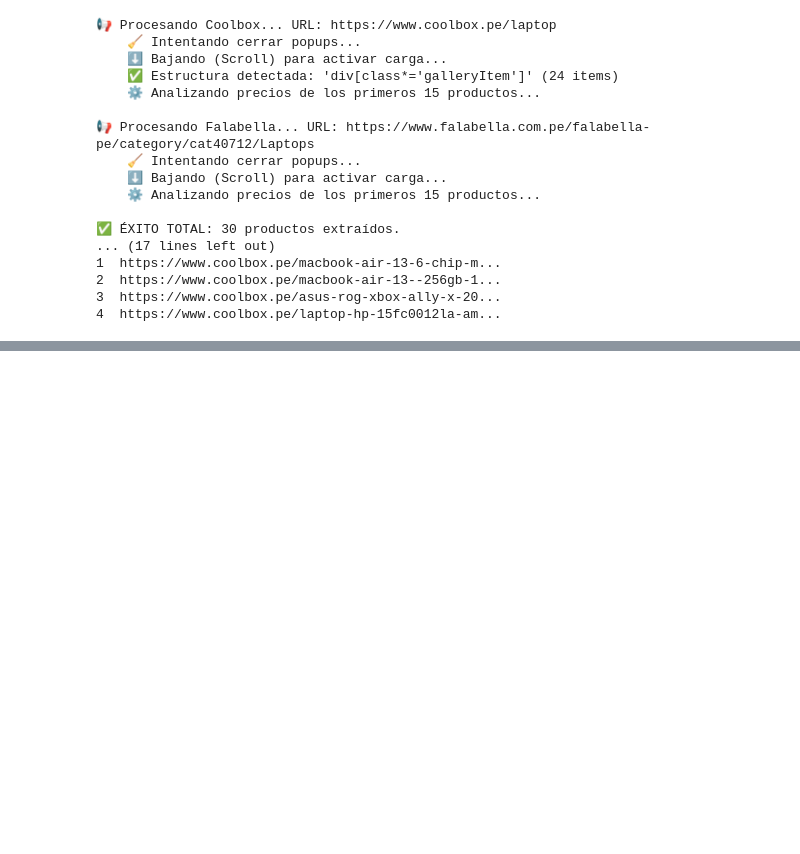
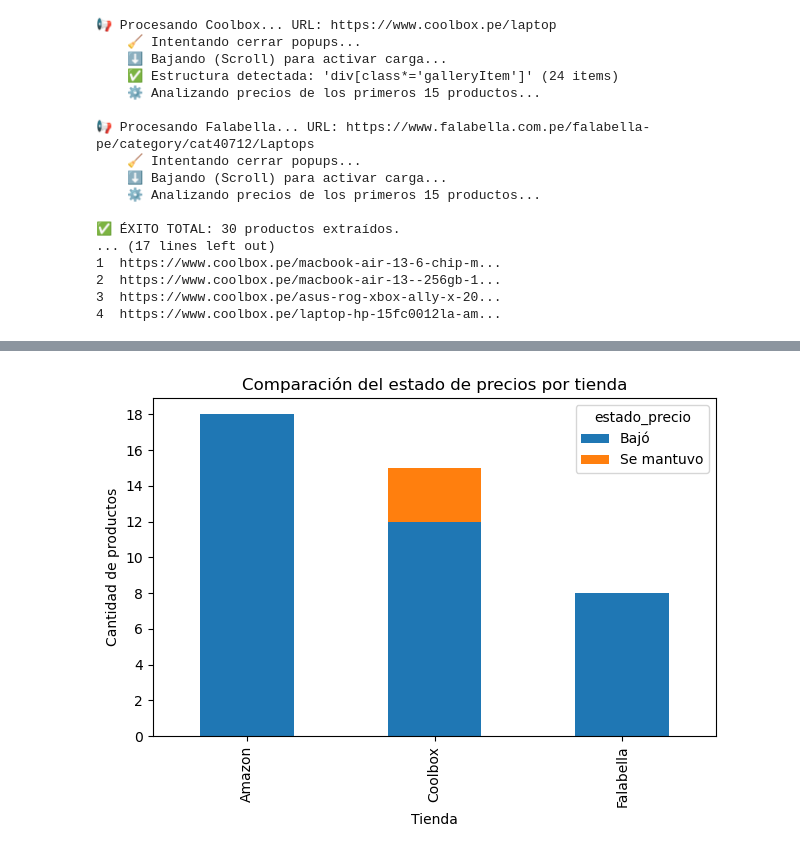
Before and after one commit to NicholasEspinozaLoaiza/FinalLP2, a Jupyter notebook: Informe Proyecto.ipynb, the cells around one changed output, grey strips where cells are left out. Drawn from its saved outputs; the diff is of its cells as text; code cells hidden in the pictures; blank space fills up the shorter version.

```diff
--- a/Informe Proyecto.ipynb
+++ b/Informe Proyecto.ipynb
@@ -859,0 +961,3 @@ if __name__ == "__main__":
+# %%
+df_union = pd.concat([amazon, dinamico], ignore_index=True)
+df_union["fecha_analisis"] = datetime.now().date()
@@ -859,0 +966,10 @@ if __name__ == "__main__":
+# %%
+df_union["precio_antes_pen"] = df_union.apply(
+    lambda x: convertir_a_pen(x["precio_antes"], x["tienda"], tasa_cambio),
+    axis=1
+)
+
+df_union["precio_actual_pen"] = df_union.apply(
+    lambda x: convertir_a_pen(x["precio_despues"], x["tienda"], tasa_cambio),
+    axis=1
+)
@@ -859,0 +978,14 @@ if __name__ == "__main__":
+# %%
+df_union["estado_precio"] = df_union.apply(
+    lambda x: clasificar_precio(
+        x["precio_antes_pen"],
+        x["precio_actual_pen"]
+    ),
+    axis=1
+)
+
+df_union["diferencia_precio"] = (
+    df_union["precio_actual_pen"] - df_union["precio_antes_pen"]
+)
+
+df_union["recomendacion"] = df_union["estado_precio"].apply(recomendacion_compra)
@@ -859,0 +1097,19 @@ if __name__ == "__main__":
+# %%
+# Visualización: Estado de precios por tienda
+from matplotlib.ticker import MaxNLocator
+
+df_union.groupby("tienda")["estado_precio"].value_counts().unstack().plot(
+    kind="bar",
+    stacked=True,
+    title="Comparación del estado de precios por tienda"
+)
+
+plt.xlabel("Tienda")
+plt.ylabel("Cantidad de productos")
+
+plt.gca().yaxis.set_major_locator(MaxNLocator(integer=True))
+
+plt.tight_layout()
+plt.show()
+# %% [output]
+[figure, added]
```
Also changed, not shown: parts of 34 cells of this notebook.
